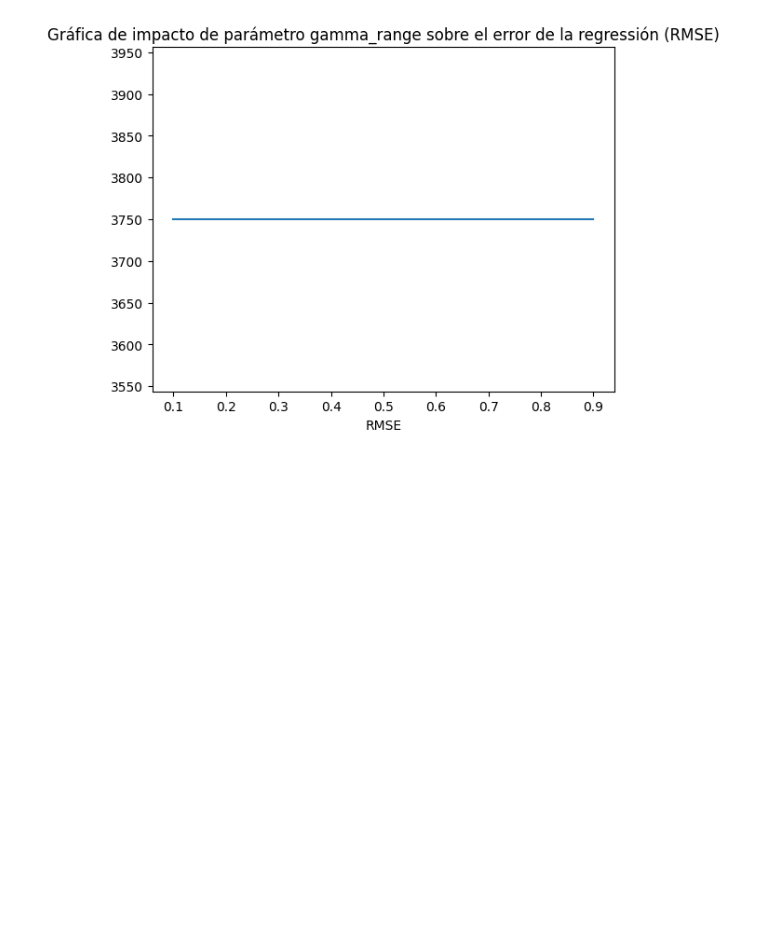
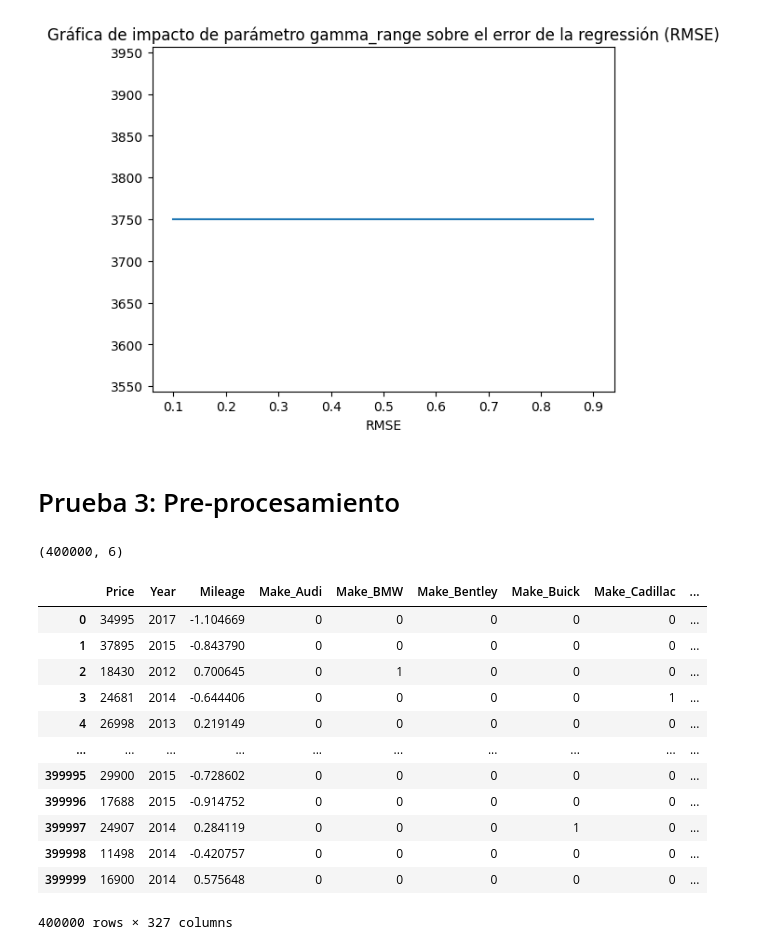
Before and after one commit to Raegar-dot/MIAD_NLP_2024, a Jupyter notebook: Semana 3/S3P1_proyecto1.ipynb, the cells around one changed output. Drawn from its saved outputs; the diff is of its cells as text; code cells hidden in the pictures; blank space fills up the shorter version.

```diff
--- a/Semana 3/S3P1_proyecto1.ipynb
+++ b/Semana 3/S3P1_proyecto1.ipynb
@@ -636,3 +636,19 @@ plt.xlabel('RMSE')
 # %% [output]
 Text(0.5, 0, 'RMSE')
 [figure]
+# %% [markdown]
+# Prueba 3: Pre-procesamiento
+# %%
+# Ajustar el nombre de los modelos con el fin de reducir la cantidad de categórias en dicho campo
+
+# Crear copia de los dataframes originales
+df_train = dataTraining.copy()
+df_test = dataTesting.copy()
+
+# Ajustar la variable Model
+df_train['Model'] = df_train['Model'].str[:4].str.upper()
+df_test['Model'] = df_test['Model'].str[:4].str.upper()
+
+df_train.shape
+# %% [output]
+(400000, 6)
@@ -638,0 +658,21 @@ Text(0.5, 0, 'RMSE')
+# %%
+# Eliminación de los outliers de la variable Mileage
+
+Q25, Q75 = np.percentile(df_train['Mileage'], [25,75])
+IQR = Q75-Q25 # Rango Intercuartilico -IQR
+df_train = df_train[(df_train['Mileage']>(Q25-1.5*IQR))|(df_train['Mileage']<(Q75+1.5*IQR))]
+df_train
+# %% [output]
+|  | Price | Year | Mileage | Make_Audi | Make_BMW | Make_Bentley | Make_Buick | Make_Cadillac | ... |
+| 0 | 34995 | 2017 | -1.104669 | 0 | 0 | 0 | 0 | 0 | ... |
+| 1 | 37895 | 2015 | -0.843790 | 0 | 0 | 0 | 0 | 0 | ... |
+| 2 | 18430 | 2012 | 0.700645 | 0 | 1 | 0 | 0 | 0 | ... |
+| 3 | 24681 | 2014 | -0.644406 | 0 | 0 | 0 | 0 | 1 | ... |
+| 4 | 26998 | 2013 | 0.219149 | 0 | 0 | 0 | 0 | 0 | ... |
+| ... | ... | ... | ... | ... | ... | ... | ... | ... | ... |
+| 399995 | 29900 | 2015 | -0.728602 | 0 | 0 | 0 | 0 | 0 | ... |
+| 399996 | 17688 | 2015 | -0.914752 | 0 | 0 | 0 | 0 | 0 | ... |
+| 399997 | 24907 | 2014 | 0.284119 | 0 | 0 | 0 | 1 | 0 | ... |
+| 399998 | 11498 | 2014 | -0.420757 | 0 | 0 | 0 | 0 | 0 | ... |
+| 399999 | 16900 | 2014 | 0.575648 | 0 | 0 | 0 | 0 | 0 | ... |
+400000 rows × 327 columns
```
Also changed, not shown: parts of 22 cells of this notebook.
